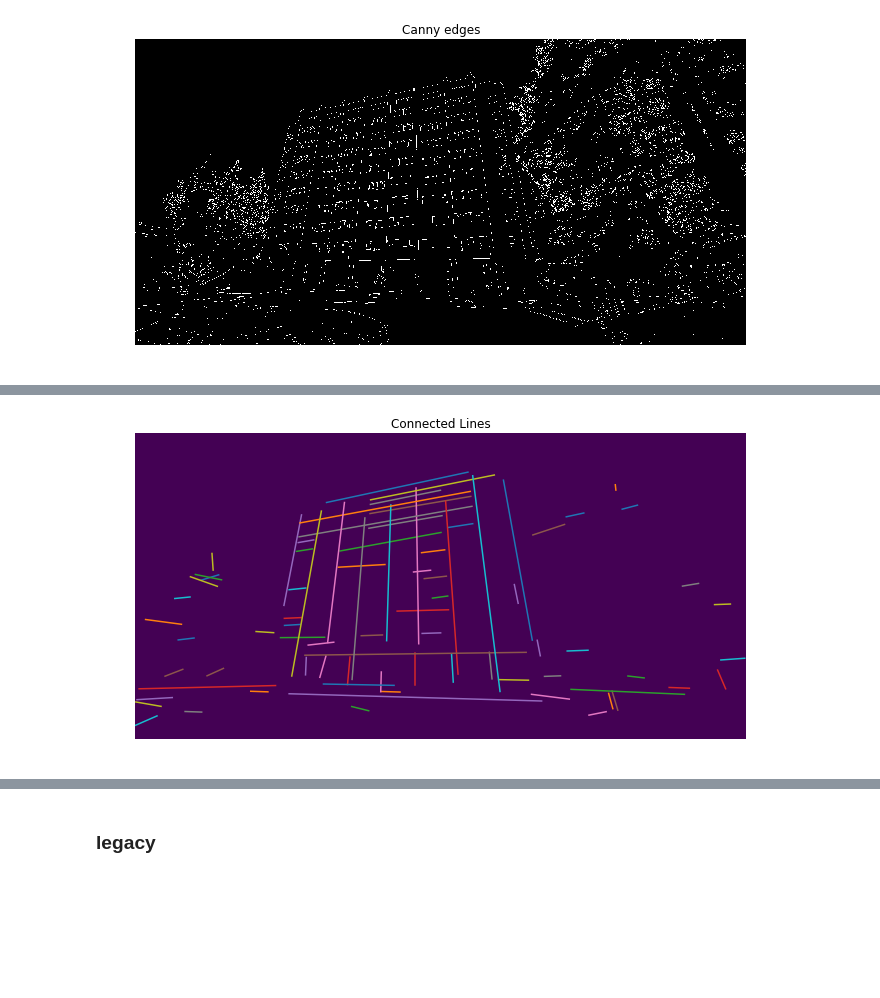
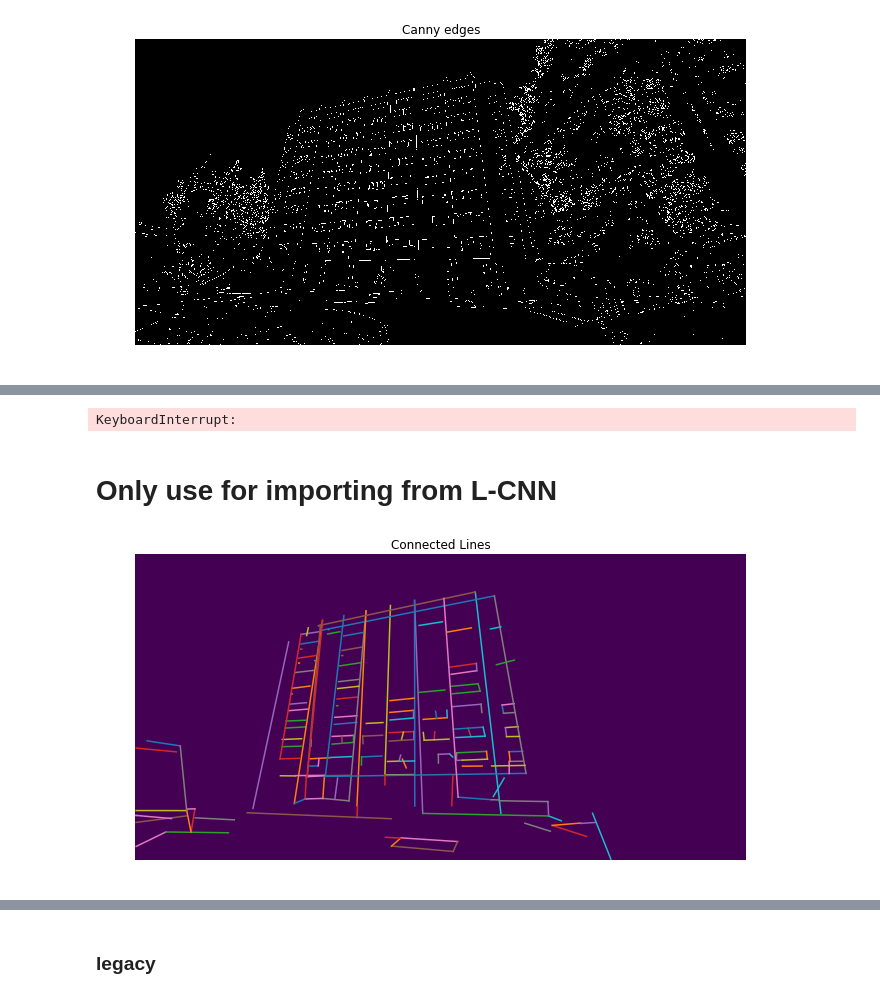
Before and after one commit to oortega20/CS294-final_project, a Jupyter notebook: code.ipynb, the cells around one changed output, grey strips where cells are left out. Cells and saved outputs as stored; diff of their text form; code cells hidden in the pictures; blank space fills up the shorter version.

```diff
--- a/code.ipynb
+++ b/code.ipynb
@@ -227,5 +231,5 @@ plt.show()
 # %%
-connected_lines = connect_lines(lines)
+connected_lines = connect_lines(lines, point_dist_threshold=0.2)
 
 fig, ax = plt.subplots(1, 1, figsize=(15, 5), sharex=True, sharey=True)
 
@@ -241,5 +245,29 @@ ax.set_axis_off()
 plt.tight_layout()
 plt.show()
 # %% [output]
-[figure, removed]
+KeyboardInterrupt:
+# %% [markdown]
+# Only use for importing from L-CNN
+# %%
+import json
+
+with open("evans.json") as f:
+    connected_lines = json.load(f)
+    connected_lines = [tuple((p[1], p[0]) for p in l) for l in connected_lines]
+
+fig, ax = plt.subplots(1, 1, figsize=(15, 5), sharex=True, sharey=True)
+
+ax.imshow(image * 0)
+for line in connected_lines:
+    p0, p1 = line
+    ax.plot((p0[0], p1[0]), (p0[1], p1[1]))
+ax.set_xlim((0, image.shape[1]))
+ax.set_ylim((image.shape[0], 0))
+ax.set_title('Connected Lines')
+
+ax.set_axis_off()
+plt.tight_layout()
+plt.show()
+# %% [output]
+[figure, added]
 # %%
```
Also changed, not shown: parts of 7 cells of this notebook.
